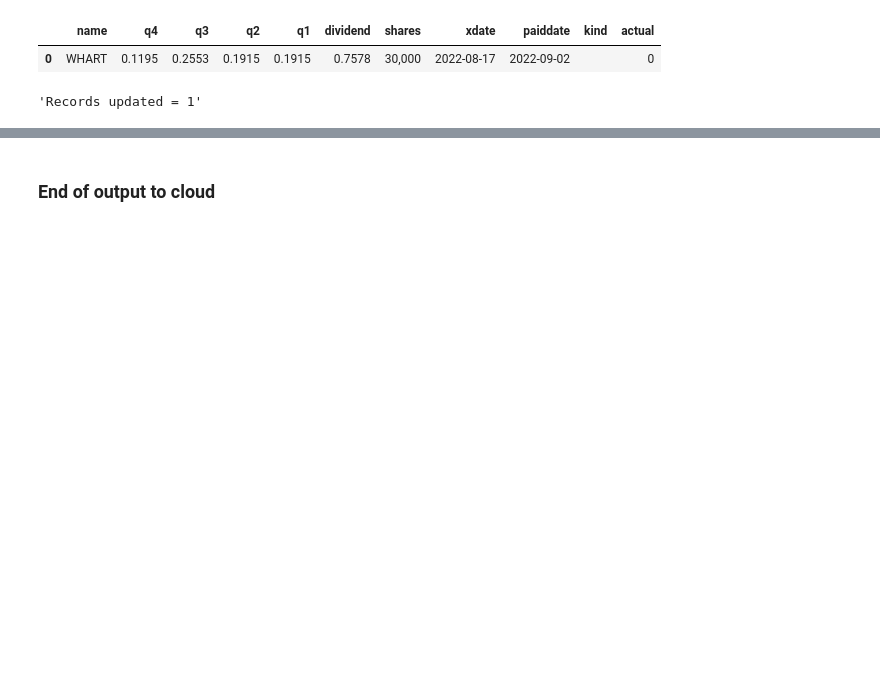
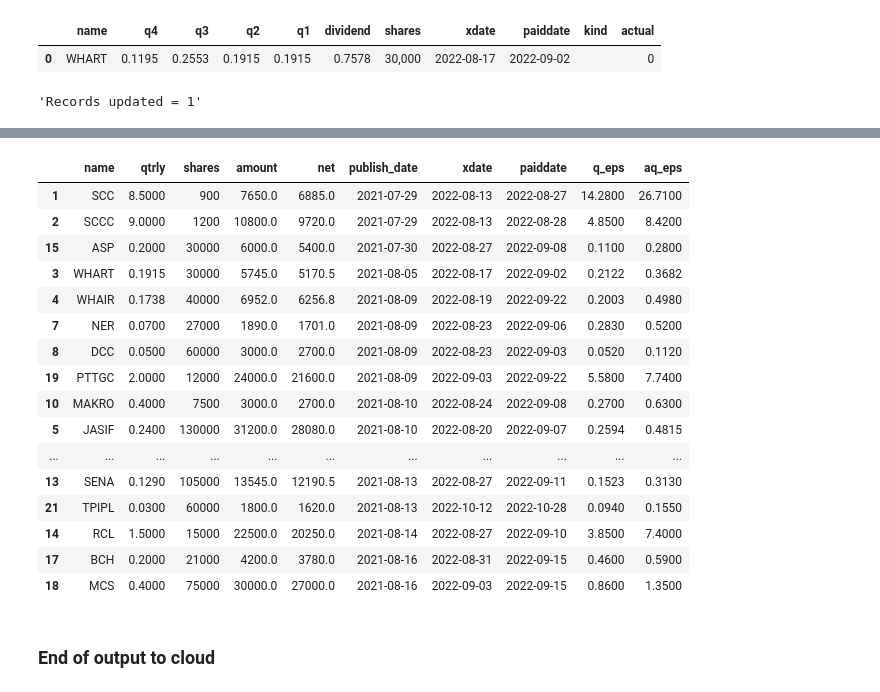
Before and after one commit to santimcs/A8, a Jupyter notebook: Ad hoc/920-Dividend Q2.ipynb, the cells around one changed output, grey strips where cells are left out. Cells and saved outputs as stored; diff of their text form; code cells hidden in the pictures; blank space fills up the shorter version.

```diff
--- a/Ad hoc/920-Dividend Q2.ipynb
+++ b/Ad hoc/920-Dividend Q2.ipynb
@@ -241,0 +280,22 @@ dividend[cols].sort_values(['name'],ascending=[True]).to_excel(one_file, index=F
+# %%
+colt = 'name qtrly shares amount net publish_date xdate paiddate q_eps aq_eps'.split()
+# %%
+df_merge[colt].sort_values('publish_date',ascending=True)
+# %% [output]
+|  | name | qtrly | shares | amount | net | publish_date | xdate | paiddate | q_eps | aq_eps |
+| 1 | SCC | 8.5000 | 900 | 7650.0 | 6885.0 | 2021-07-29 | 2022-08-13 | 2022-08-27 | 14.2800 | 26.7100 |
+| 2 | SCCC | 9.0000 | 1200 | 10800.0 | 9720.0 | 2021-07-29 | 2022-08-13 | 2022-08-28 | 4.8500 | 8.4200 |
+| 15 | ASP | 0.2000 | 30000 | 6000.0 | 5400.0 | 2021-07-30 | 2022-08-27 | 2022-09-08 | 0.1100 | 0.2800 |
+| 3 | WHART | 0.1915 | 30000 | 5745.0 | 5170.5 | 2021-08-05 | 2022-08-17 | 2022-09-02 | 0.2122 | 0.3682 |
+| 4 | WHAIR | 0.1738 | 40000 | 6952.0 | 6256.8 | 2021-08-09 | 2022-08-19 | 2022-09-22 | 0.2003 | 0.4980 |
+| 7 | NER | 0.0700 | 27000 | 1890.0 | 1701.0 | 2021-08-09 | 2022-08-23 | 2022-09-06 | 0.2830 | 0.5200 |
+| 8 | DCC | 0.0500 | 60000 | 3000.0 | 2700.0 | 2021-08-09 | 2022-08-23 | 2022-09-03 | 0.0520 | 0.1120 |
+| 19 | PTTGC | 2.0000 | 12000 | 24000.0 | 21600.0 | 2021-08-09 | 2022-09-03 | 2022-09-22 | 5.5800 | 7.7400 |
+| 10 | MAKRO | 0.4000 | 7500 | 3000.0 | 2700.0 | 2021-08-10 | 2022-08-24 | 2022-09-08 | 0.2700 | 0.6300 |
+| 5 | JASIF | 0.2400 | 130000 | 31200.0 | 28080.0 | 2021-08-10 | 2022-08-20 | 2022-09-07 | 0.2594 | 0.4815 |
+| ... | ... | ... | ... | ... | ... | ... | ... | ... | ... | ... |
+| 13 | SENA | 0.1290 | 105000 | 13545.0 | 12190.5 | 2021-08-13 | 2022-08-27 | 2022-09-11 | 0.1523 | 0.3130 |
+| 21 | TPIPL | 0.0300 | 60000 | 1800.0 | 1620.0 | 2021-08-13 | 2022-10-12 | 2022-10-28 | 0.0940 | 0.1550 |
+| 14 | RCL | 1.5000 | 15000 | 22500.0 | 20250.0 | 2021-08-14 | 2022-08-27 | 2022-09-10 | 3.8500 | 7.4000 |
+| 17 | BCH | 0.2000 | 21000 | 4200.0 | 3780.0 | 2021-08-16 | 2022-08-31 | 2022-09-15 | 0.4600 | 0.5900 |
+| 18 | MCS | 0.4000 | 75000 | 30000.0 | 27000.0 | 2021-08-16 | 2022-09-03 | 2022-09-15 | 0.8600 | 1.3500 |
```
Also changed, not shown: parts of 8 cells of this notebook, 23 other files.
